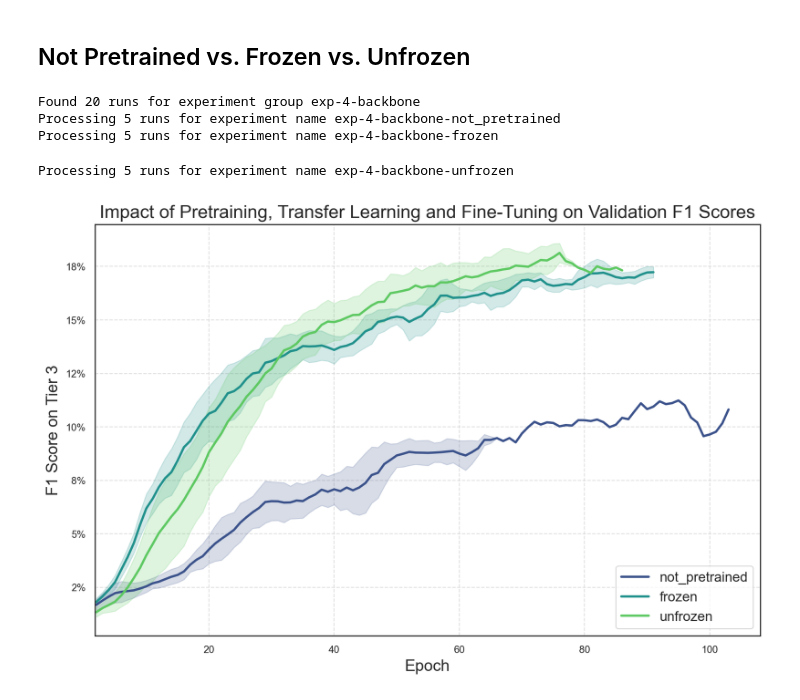
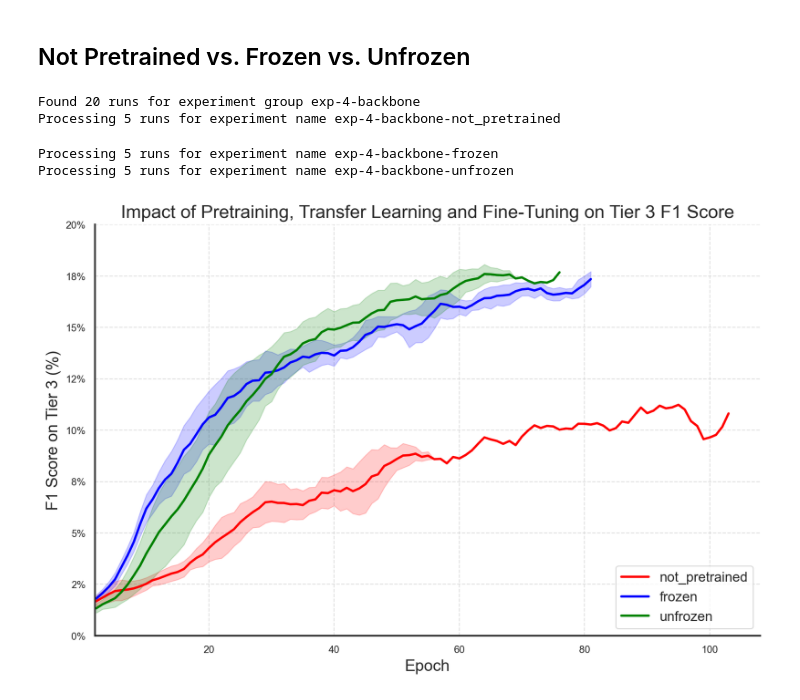
Before and after one commit to Satellite-Based-Crop-Classification/messis, a Jupyter notebook: notebooks/experiment_evaluation.ipynb, the cells around one changed output. Saved outputs shown, nothing was run; the diff lists cells and outputs as text; code cells hidden in the pictures.

Commit message:
back to matplotlib; export plot as pdf

```diff
--- a/notebooks/experiment_evaluation.ipynb
+++ b/notebooks/experiment_evaluation.ipynb
@@ -771,7 +771,7 @@ import wandb
 import pandas as pd
 import numpy as np
 
-def compute_metrics(EXPERIMENT_GROUP, METRIC, ROLLING_WINDOW, TIMEOUT_SECONDS=120):
+def compute_metrics(EXPERIMENT_GROUP, METRIC, ROLLING_WINDOW, TIMEOUT_SECONDS=120, exclude_last_n_epochs=10):
     # Initialize the W&B API with a longer timeout
     api = wandb.Api(timeout=TIMEOUT_SECONDS)
 
@@ -809,6 +809,9 @@ def compute_metrics(EXPERIMENT_GROUP, METRIC, ROLLING_WINDOW, TIMEOUT_SECONDS=12
             f1 = history[METRIC].values
             # Remove NaNs
             f1 = f1[~np.isnan(f1)]
+            # Exclude the last `exclude_last_n_epochs` epochs if there are more than that number of epochs
+            if len(f1) > exclude_last_n_epochs:
+                f1 = f1[:-exclude_last_n_epochs]
             # Pad shorter runs with NaNs to align with the longest run
             if len(f1) < max_len:
                 f1 = np.pad(f1, (0, max_len - len(f1)), 'constant', constant_values=np.nan)
@@ -840,61 +843,62 @@ EXPERIMENT_GROUP = "exp-4-backbone"
 METRIC = "val_f1_tier3_majority"
 ROLLING_WINDOW = 5 # Number of epochs to average over for the uncertainty band
 
-# Compute the metrics
-results = compute_metrics(EXPERIMENT_GROUP, METRIC, ROLLING_WINDOW)
+# Compute the metrics, excluding the last 10 epochs
+results = compute_metrics(EXPERIMENT_GROUP, METRIC, ROLLING_WINDOW, exclude_last_n_epochs=10)
 # %% [output]
 Found 20 runs for experiment group exp-4-backbone
 Processing 5 runs for experiment name exp-4-backbone-not_pretrained
-Processing 5 runs for experiment name exp-4-backbone-frozen
+Processing 5 runs for experiment name exp-4-backbone-frozen
 Processing 5 runs for experiment name exp-4-backbone-unfrozen
 # %%
 import matplotlib.pyplot as plt
-import seaborn as sns
 from matplotlib.ticker import FuncFormatter
 
 %config InlineBackend.figure_format='retina'
 
 def plot_metrics(results):
-    # Set up the plot using Seaborn's style
-    sns.set_theme(style="white", context="paper")
-
-    # Initialize the figure
     plt.figure(figsize=(9, 6))
 
     # Define the color palette
-    palette = sns.color_palette("viridis", len(results))
+    colors = ['red', 'blue', 'green']
 
     # Plot each experiment group on the same plot
-    for color, (experiment_name, metrics) in zip(palette, results.items()):
+    for color, (experiment_name, metrics) in zip(colors, results.items()):
         # Convert F1 score to percentage
         rolling_mean_percentage = metrics['rolling_mean'] * 100
         rolling_std_percentage = metrics['rolling_std'] * 100
 
-        # Exclude the final 10 epochs
-        epochs = metrics['epochs'][:-10]  # All but the last 10 epochs
-        rolling_mean_percentage = rolling_mean_percentage[:-10]
-        rolling_std_percentage = rolling_std_percentage[:-10]
+        plt.plot(metrics['epochs'], rolling_mean_percentage, label=f"{experiment_name.replace('exp-4-backbone-', '')}", color=color, linewidth=2)
+        plt.fill_between(metrics['epochs'], rolling_mean_percentage - rolling_std_percentage, rolling_mean_percentage + rolling_std_percentage, color=color, alpha=0.2)
 
-        plt.plot(epochs, rolling_mean_percentage, label=f"{experiment_name.replace('exp-4-backbone-', '')}", color=color, linewidth=2)
-        plt.fill_between(epochs, rolling_mean_percentage - rolling_std_percentage, rolling_mean_percentage + rolling_std_percentage, color=color, alpha=0.2)
-
-    # Customize the plot
+    # Customize the plot to match the reference image's style
     plt.legend(loc="lower right", fontsize=12)
     plt.xlabel("Epoch", fontsize=14)
-    plt.ylabel("F1 Score on Tier 3", fontsize=14)  # F1 Score now shown as percentage
-    plt.title(f"Impact of Pretraining, Transfer Learning and Fine-Tuning on Validation F1 Scores", fontsize=16)
+    plt.ylabel("F1 Score on Tier 3 (%)", fontsize=14)
+    plt.title("Impact of Pretraining, Transfer Learning and Fine-Tuning on Tier 3 F1 Score", fontsize=16)
     plt.grid(True, linestyle='--', alpha=0.6)
     plt.xlim(left=1.8)
+    plt.ylim(bottom=0, top=20)  # Adjust the y-axis to a fixed range for consistency
 
     # Format y-axis to show percentage signs
     plt.gca().yaxis.set_major_formatter(FuncFormatter(lambda y, _: f'{y:.0f}%'))
 
+    # Apply a thicker border and remove top and right spines to match the style
+    plt.gca().spines['left'].set_linewidth(1.5)
+    plt.gca().spines['bottom'].set_linewidth(1.5)
+    plt.gca().spines['top'].set_visible(False)
+    plt.gca().spines['right'].set_visible(False)
+
+    # Final adjustments
     plt.tight_layout()
+
+    # Save as pdf
+    plt.savefig("experiment_results/exp-4-backbone-prithvi-impact.pdf", format="pdf")
 
     # Show the plot
     plt.show()
 
 # Plot the metrics
 plot_metrics(results)
 # %% [output]
-[figure, old version]
+[figure, new version]
```
Also changed, not shown: 1 other file.
